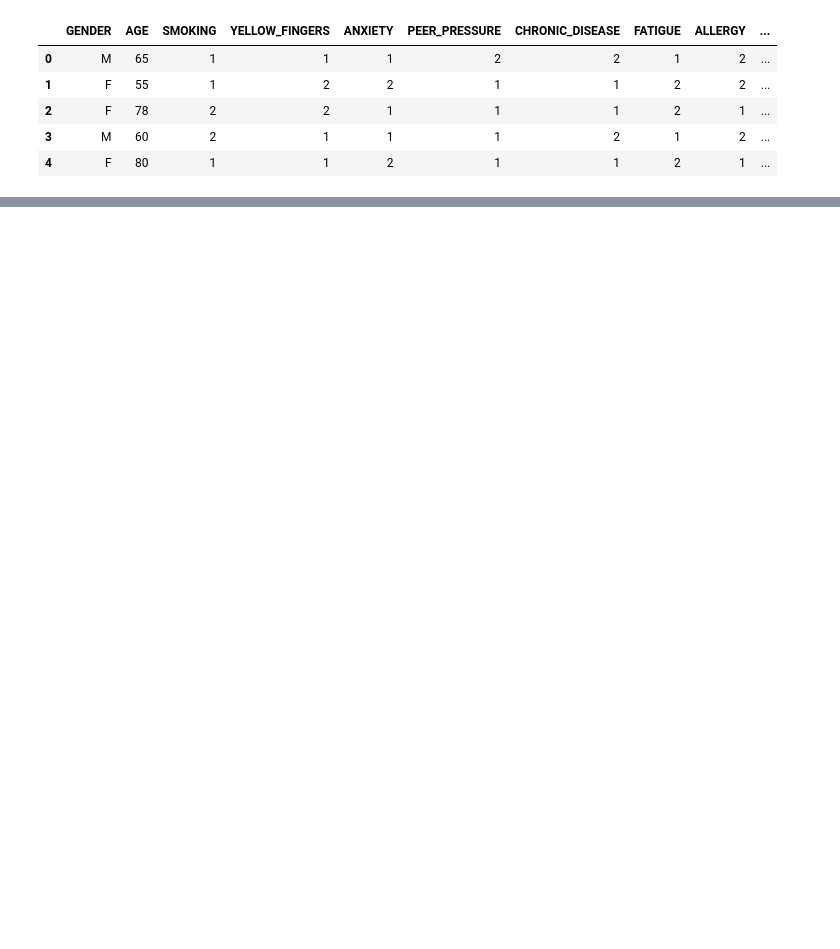
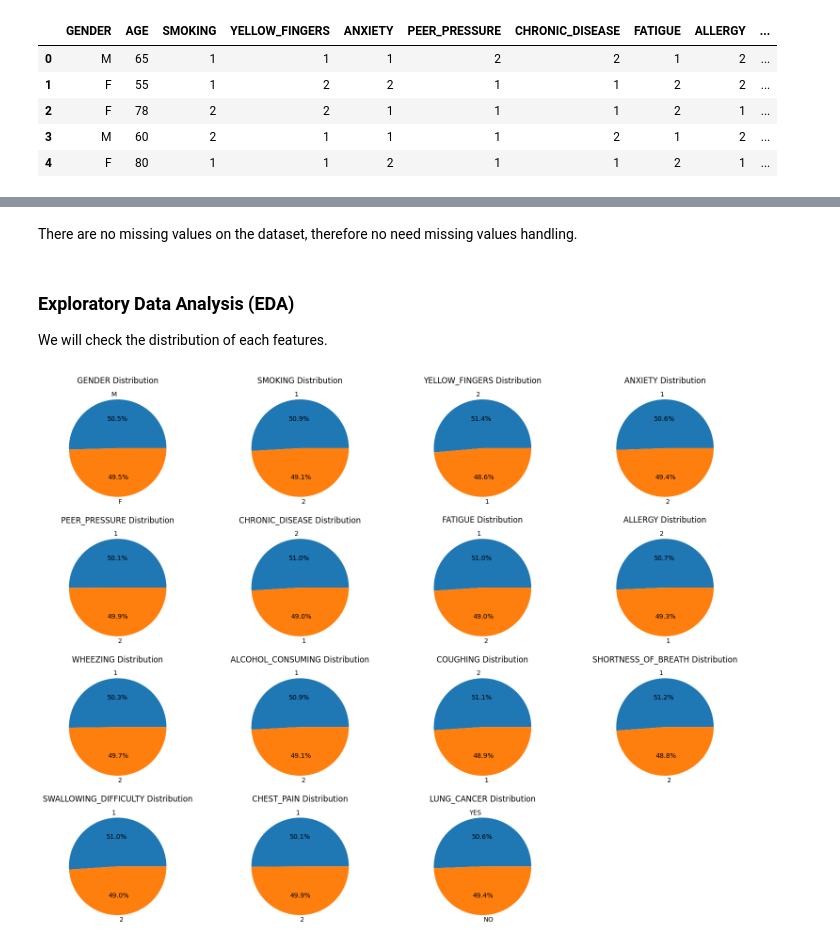
Before and after one commit to daff00/lung-cancer-classification, a Jupyter notebook: notebook/notebook.ipynb, the cells around one changed output, grey strips where cells are left out. Cells and saved outputs as stored; diff of their text form; code cells hidden in the pictures; blank space fills up the shorter version.

Commit message:
feat: modified README.md, delete dataset.json, and add EDA to notebook

```diff
--- a/notebook/notebook.ipynb
+++ b/notebook/notebook.ipynb
@@ -25,0 +128,35 @@ df.head()
+# %% [markdown]
+There are no missing values on the dataset, therefore no need missing values handling.
+# %% [markdown]
+### Exploratory Data Analysis (EDA)
+We will check the distribution of each features.
+# %%
+df_columns = ['GENDER', 'SMOKING', 'YELLOW_FINGERS', 'ANXIETY',
+       'PEER_PRESSURE', 'CHRONIC_DISEASE', 'FATIGUE', 'ALLERGY', 'WHEEZING',
+       'ALCOHOL_CONSUMING', 'COUGHING', 'SHORTNESS_OF_BREATH',
+       'SWALLOWING_DIFFICULTY', 'CHEST_PAIN', 'LUNG_CANCER']
+
+n_cols = 4  # number of columns in subplot grid
+n_rows = math.ceil(len(df_columns) / n_cols)
+
+fig, axes = plt.subplots(n_rows, n_cols, figsize=(16, 12))
+axes = axes.flatten()  # make indexing easier
+
+for i, col in enumerate(df_columns):
+    value_counts = df[col].value_counts()
+
+    axes[i].pie(
+        value_counts,
+        labels=value_counts.index,
+        autopct='%1.1f%%'
+    )
+    axes[i].set_title(f"{col} Distribution")
+
+# Remove empty subplots if any
+for j in range(i + 1, len(axes)):
+    fig.delaxes(axes[j])
+
+plt.tight_layout()
+plt.show()
+# %% [output]
+[figure, added]
```
Also changed, not shown: parts of 8 cells of this notebook, 2 other files.
